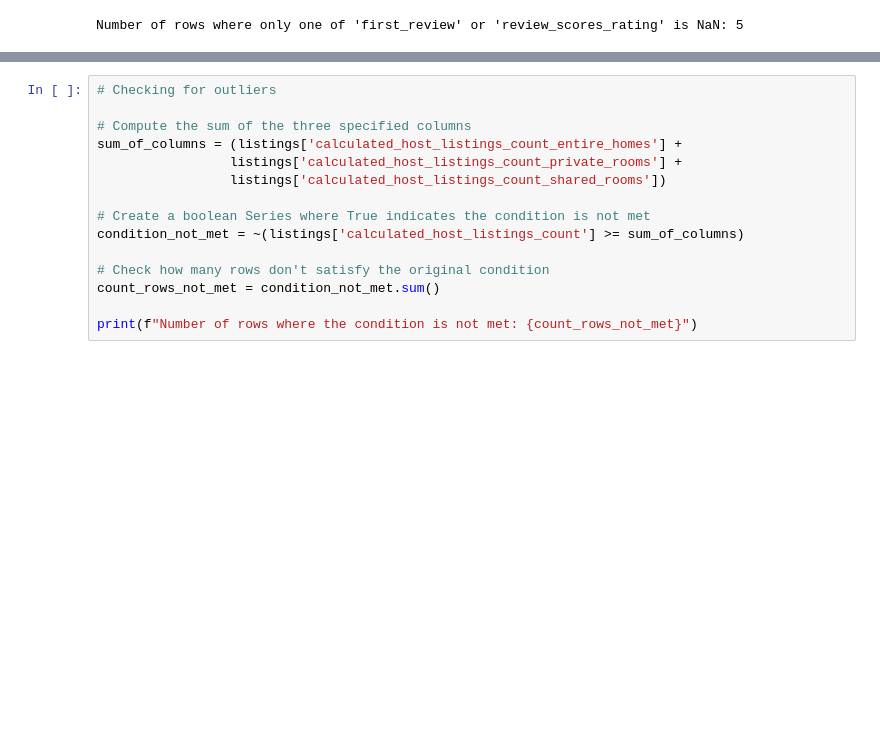
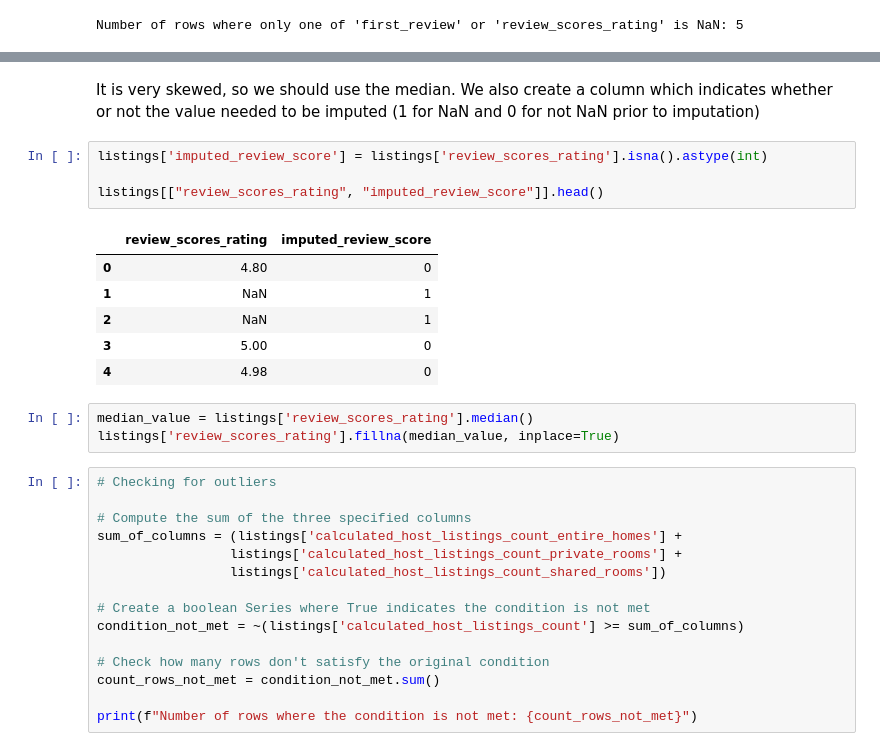
Before and after one commit to heidiwiest/tdt4259-main, a Jupyter notebook: dataset_cleaning/clean_features.ipynb, the cells around one changed output, grey strips where cells are left out. Saved outputs shown, nothing was run; the diff lists cells and outputs as text; blank space fills up the shorter version.

```diff
--- a/dataset_cleaning/clean_features.ipynb
+++ b/dataset_cleaning/clean_features.ipynb
@@ -1176,3 +1173,19 @@ array([0, 1], dtype=int64)
+# %% [markdown]
+It is very skewed, so we should use the median. We also create a column which indicates whether or not the value needed to be imputed (1 for NaN and 0 for not NaN prior to imputation)
+# %%
+listings['imputed_review_score'] = listings['review_scores_rating'].isna().astype(int)
+
+listings[["review_scores_rating", "imputed_review_score"]].head()
+# %% [output]
+|  | review_scores_rating | imputed_review_score |
+| 0 | 4.80 | 0 |
+| 1 | NaN | 1 |
+| 2 | NaN | 1 |
+| 3 | 5.00 | 0 |
+| 4 | 4.98 | 0 |
+# %%
+median_value = listings['review_scores_rating'].median()
+listings['review_scores_rating'].fillna(median_value, inplace=True)
 # %%
 # Checking for outliers
 
```
Also changed, not shown: parts of 7 cells of this notebook.
